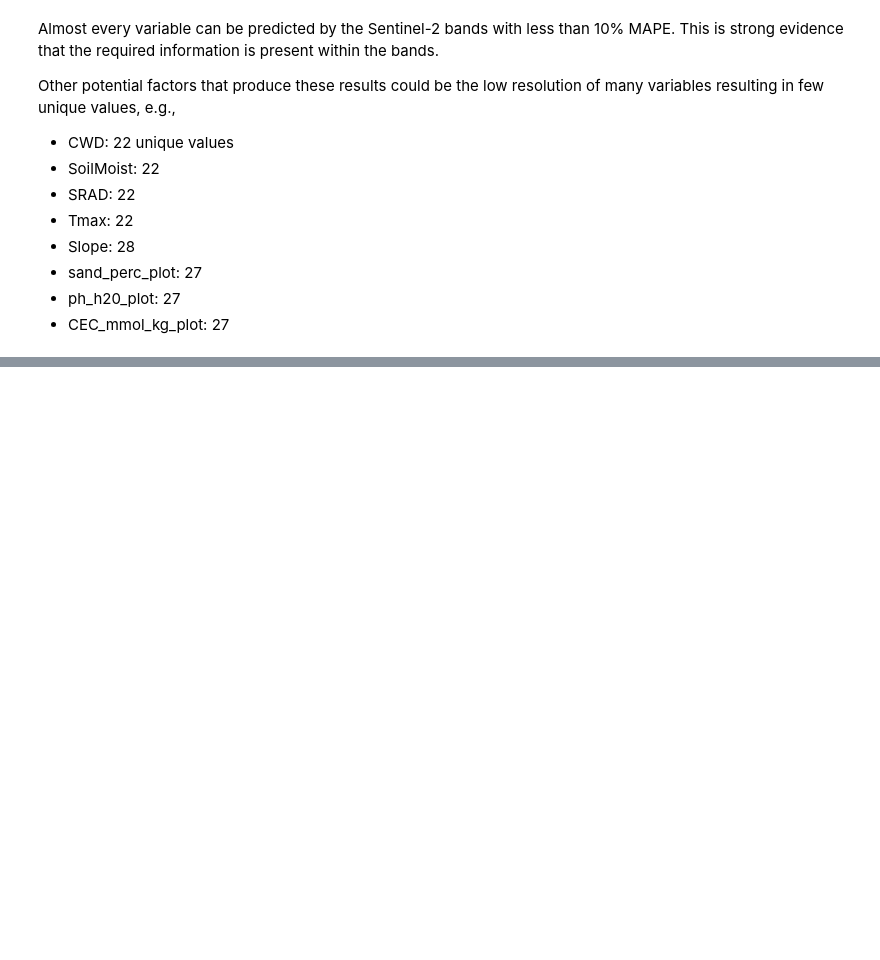
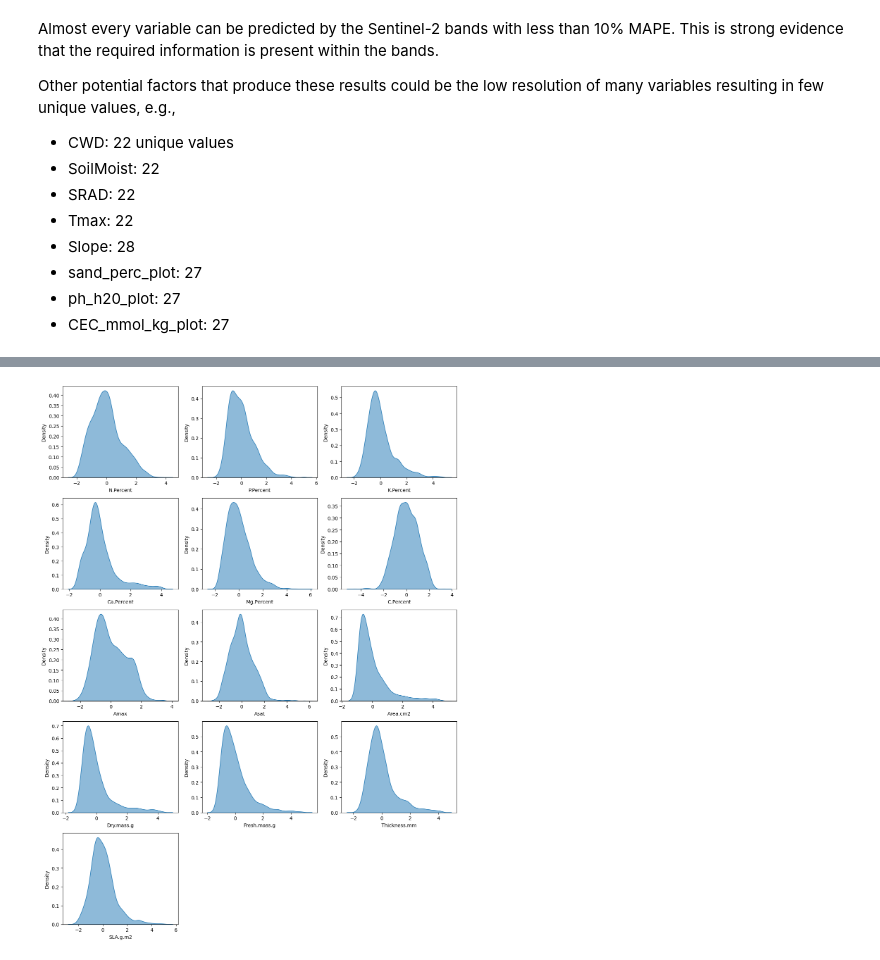
Before and after one commit to isaachcamp/geofm-plant-traits, a Jupyter notebook: notebooks/explore_trait_data.ipynb, the cells around one changed output, grey strips where cells are left out. Saved outputs shown, nothing was run; the diff lists cells and outputs as text; code cells hidden in the pictures; blank space fills up the shorter version.

```diff
--- a/notebooks/explore_trait_data.ipynb
+++ b/notebooks/explore_trait_data.ipynb
@@ -417,0 +449,13 @@ Other potential factors that produce these results could be the low resolution o
+# %%
+fig, axes = plt.subplots(nrows=5, ncols=3, figsize=(12, 16))
+
+# remove empty subplots
+for j in range(len(VARS), len(axes.flat)):
+    axes.flat[j].remove()
+
+for var in VARS:
+    sns.kdeplot(trait_df[var], ax=axes.flat[VARS.index(var)], fill=True, common_norm=False, alpha=0.5)
+
+plt.tight_layout()
+# %% [output]
+[figure, added]
```
Also changed, not shown: parts of 8 cells of this notebook.
